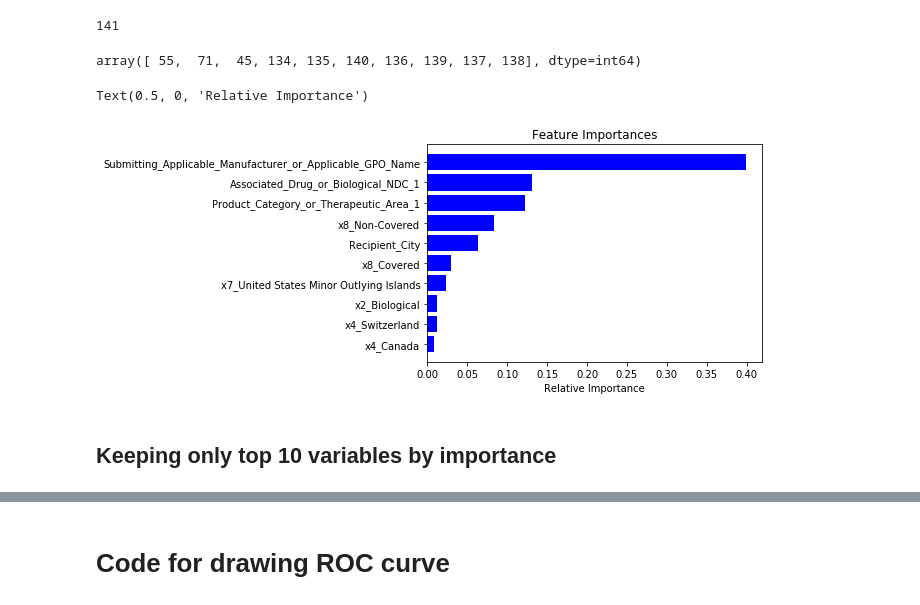
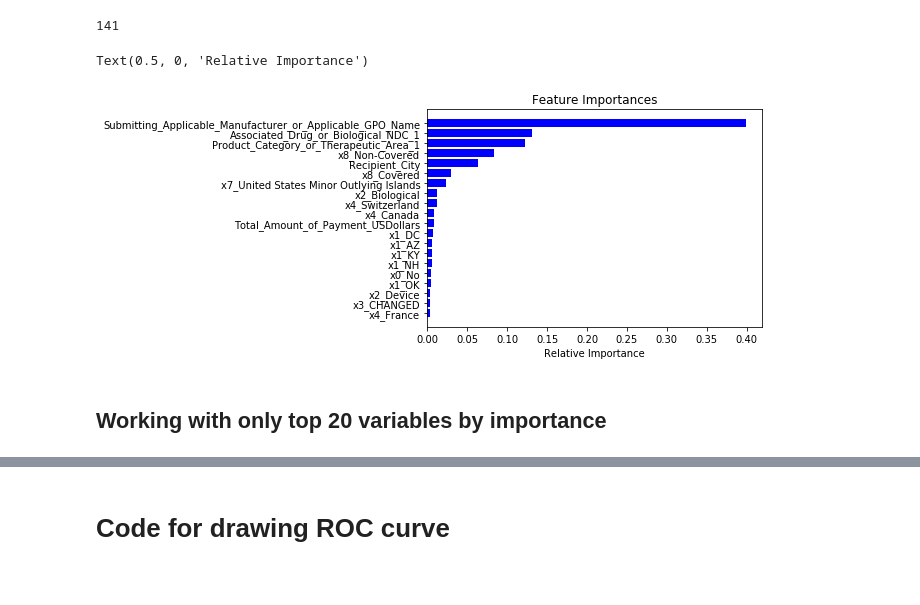
Before and after one commit to AntoniaLovjer/Hospital-Payments, a Jupyter notebook: Homework 3 - AL3273 & AM5022.ipynb, the cells around one changed output, grey strips where cells are left out. Drawn from its saved outputs; the diff is of its cells as text; code cells hidden in the pictures.

Commit message:
simpler model -- added payments variable

```diff
--- a/Homework 3 - AL3273 & AM5022.ipynb
+++ b/Homework 3 - AL3273 & AM5022.ipynb
@@ -881,22 +881,18 @@ len(feature_names)
 141
 # %%
 feature_importances = rf_model.best_estimator_.steps[-1][1].feature_importances_
-# %%
-indices
-# %% [output]
-array([ 55,  71,  45, 134, 135, 140, 136, 139, 137, 138], dtype=int64)
+# %%
+indices = np.argsort(feature_importances)[-20:]
 # %%
 top_feature_names = [feature_names[i] for i in indices]
 # %%
-indices = np.argsort(feature_importances)[-10:]
-
 plt.figure(1)
 plt.title('Feature Importances')
 plt.barh(top_feature_names, feature_importances[indices], color='b', align='center')
 # plt.yticks(range(10), feature_names[indices])
 plt.xlabel('Relative Importance')
 # %% [output]
 Text(0.5, 0, 'Relative Importance')
-[figure, old version]
+[figure, new version]
 # %% [markdown]
-## Keeping only top 10 variables by importance
+## Working with only top 20 variables by importance
```
Also changed, not shown: parts of 6 cells of this notebook.
